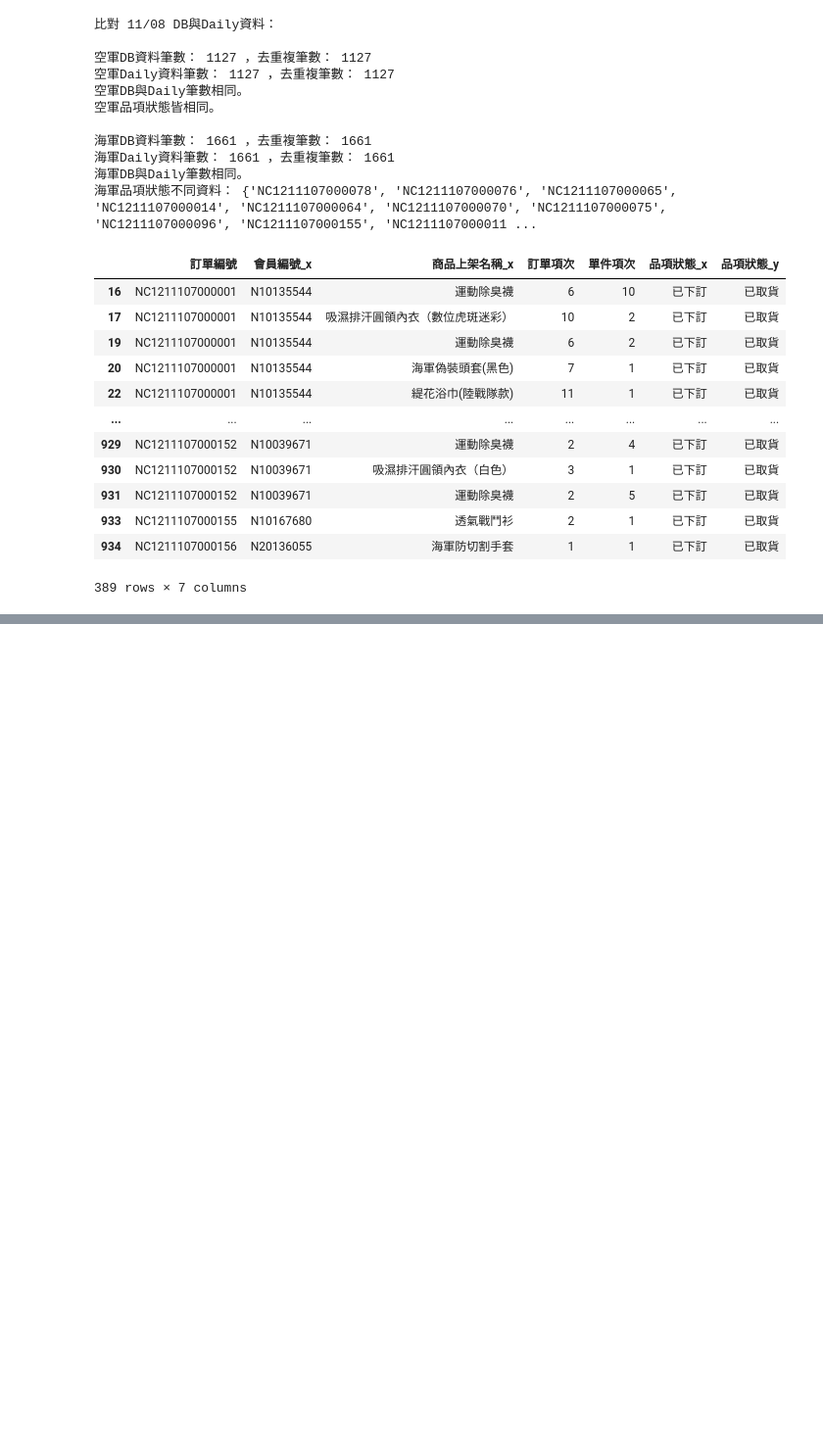
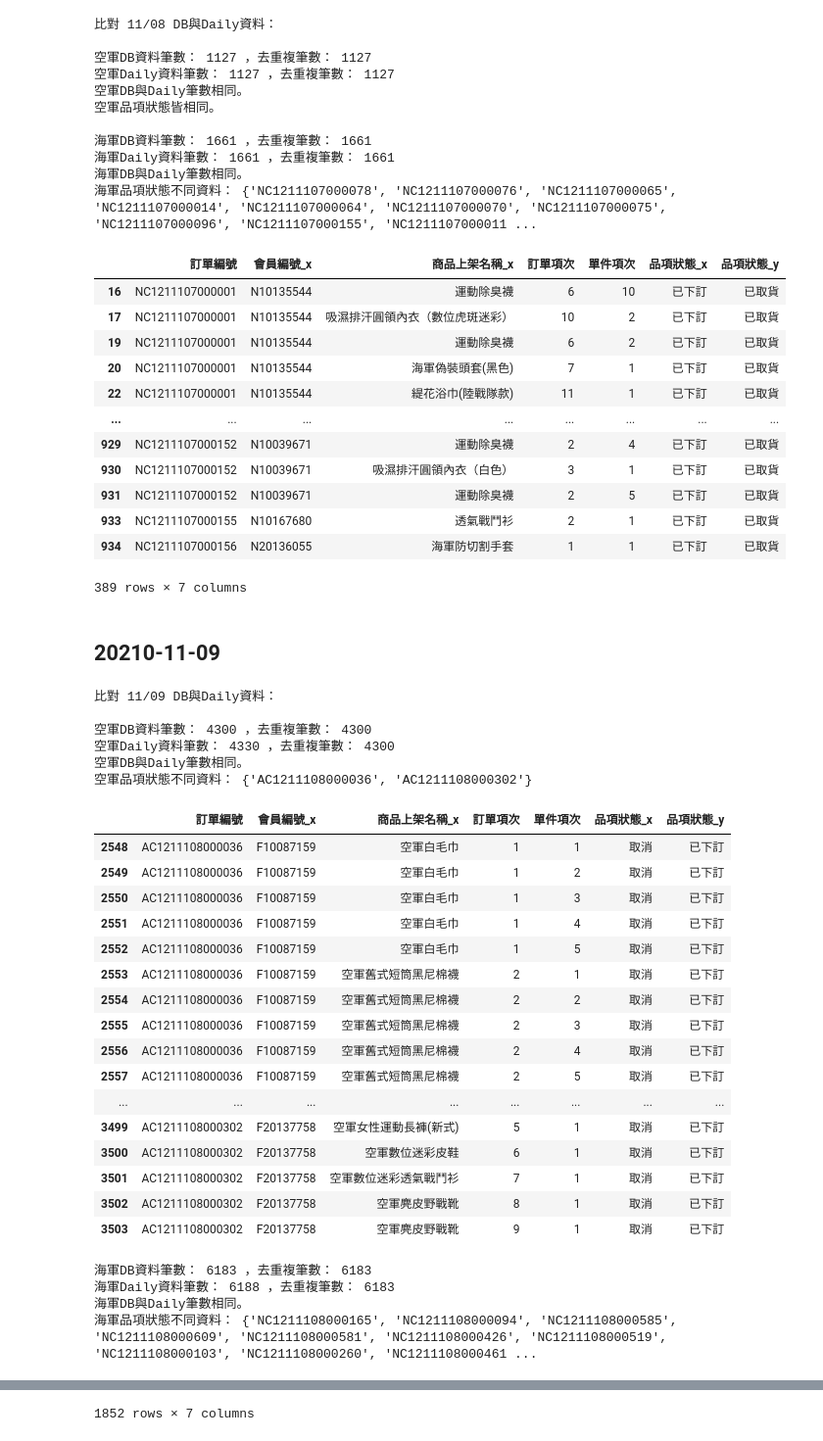
Before and after one commit to mei-chun/CNLproject, a Jupyter notebook: 每日比較.ipynb, the cells around one changed output, grey strips where cells are left out. Shown: that part at 98% size. Cells and saved outputs as stored; diff of their text form; code cells hidden in the pictures; blank space fills up the shorter version.

```diff
--- a/每日比較.ipynb
+++ b/每日比較.ipynb
@@ -424,3 +424,36 @@ compare_data('11/08', '../../../每日比對/ECSalse211108test_af.csv', '../../E
 | 933 | NC1211107000155 | N10167680 | 透氣戰鬥衫 | 2 | 1 | 已下訂 | 已取貨 |
 | 934 | NC1211107000156 | N20136055 | 海軍防切割手套 | 1 | 1 | 已下訂 | 已取貨 |
 389 rows × 7 columns
+# %% [markdown]
+## 20210-11-09
+# %%
+compare_data('11/09', '../../../每日比對/ECSalse211109test_af.csv', '../../ECData_1101109/ECSaleData20211109_airforce.txt'\
+             , '../../../每日比對/ECSalse211109test_navy.csv', '../../ECData_1101109/ECSaleData20211109_navy.txt')
+# %% [output]
+比對 11/09 DB與Daily資料：
+
+空軍DB資料筆數： 4300 ，去重複筆數： 4300
+空軍Daily資料筆數： 4330 ，去重複筆數： 4300
+空軍DB與Daily筆數相同。
+空軍品項狀態不同資料： {'AC1211108000036', 'AC1211108000302'}
+|  | 訂單編號 | 會員編號_x | 商品上架名稱_x | 訂單項次 | 單件項次 | 品項狀態_x | 品項狀態_y |
+| 2548 | AC1211108000036 | F10087159 | 空軍白毛巾 | 1 | 1 | 取消 | 已下訂 |
+| 2549 | AC1211108000036 | F10087159 | 空軍白毛巾 | 1 | 2 | 取消 | 已下訂 |
+| 2550 | AC1211108000036 | F10087159 | 空軍白毛巾 | 1 | 3 | 取消 | 已下訂 |
+| 2551 | AC1211108000036 | F10087159 | 空軍白毛巾 | 1 | 4 | 取消 | 已下訂 |
+| 2552 | AC1211108000036 | F10087159 | 空軍白毛巾 | 1 | 5 | 取消 | 已下訂 |
+| 2553 | AC1211108000036 | F10087159 | 空軍舊式短筒黑尼棉襪 | 2 | 1 | 取消 | 已下訂 |
+| 2554 | AC1211108000036 | F10087159 | 空軍舊式短筒黑尼棉襪 | 2 | 2 | 取消 | 已下訂 |
+| 2555 | AC1211108000036 | F10087159 | 空軍舊式短筒黑尼棉襪 | 2 | 3 | 取消 | 已下訂 |
+| 2556 | AC1211108000036 | F10087159 | 空軍舊式短筒黑尼棉襪 | 2 | 4 | 取消 | 已下訂 |
+| 2557 | AC1211108000036 | F10087159 | 空軍舊式短筒黑尼棉襪 | 2 | 5 | 取消 | 已下訂 |
+| ... | ... | ... | ... | ... | ... | ... | ... |
+| 3499 | AC1211108000302 | F20137758 | 空軍女性運動長褲(新式) | 5 | 1 | 取消 | 已下訂 |
+| 3500 | AC1211108000302 | F20137758 | 空軍數位迷彩皮鞋 | 6 | 1 | 取消 | 已下訂 |
+| 3501 | AC1211108000302 | F20137758 | 空軍數位迷彩透氣戰鬥衫 | 7 | 1 | 取消 | 已下訂 |
+| 3502 | AC1211108000302 | F20137758 | 空軍麂皮野戰靴 | 8 | 1 | 取消 | 已下訂 |
+| 3503 | AC1211108000302 | F20137758 | 空軍麂皮野戰靴 | 9 | 1 | 取消 | 已下訂 |
+海軍DB資料筆數： 6183 ，去重複筆數： 6183
+海軍Daily資料筆數： 6188 ，去重複筆數： 6183
+海軍DB與Daily筆數相同。
+海軍品項狀態不同資料： {'NC1211108000165', 'NC1211108000094', 'NC1211108000585', 'NC1211108000609', 'NC1211108000581', 'NC1211108000426', 'NC1211108000519', 'NC1211108000103', 'NC1211108000260', 'NC1211108000461 ...
@@ -426,0 +472 @@ compare_data('11/08', '../../../每日比對/ECSalse211108test_af.csv', '../../E
+1852 rows × 7 columns
```
Also changed, not shown: parts of 1 cell of this notebook.
